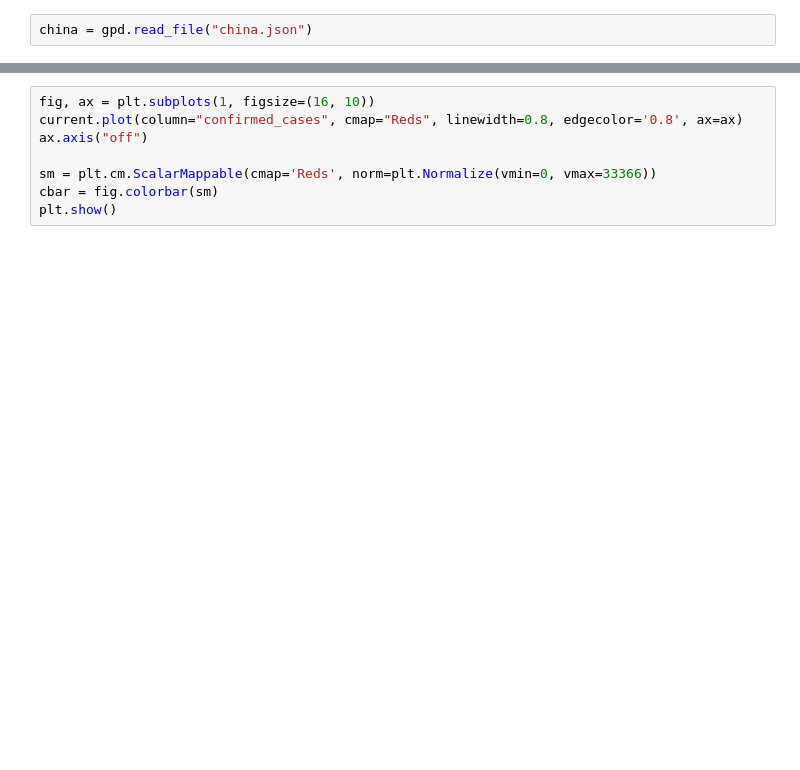
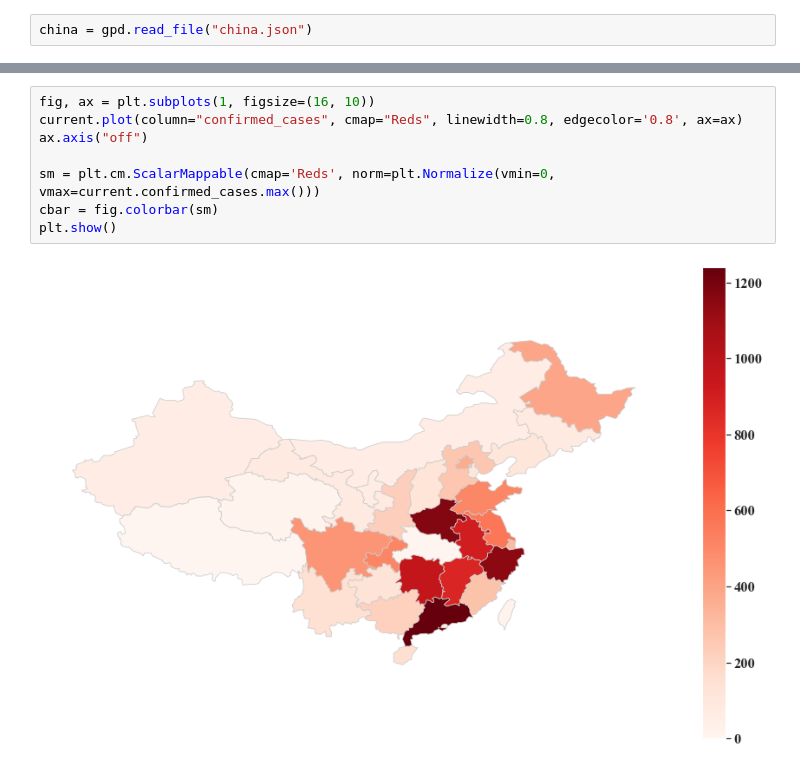
Before and after one commit to Kerwyny/wuhan, a Jupyter notebook: wuhan.ipynb, the cells around one changed output, grey strips where cells are left out. Saved outputs shown, nothing was run; the diff lists cells and outputs as text; blank space fills up the shorter version.

```diff
--- a/wuhan.ipynb
+++ b/wuhan.ipynb
@@ -80,8 +115,10 @@ current
 # %%
 fig, ax = plt.subplots(1, figsize=(16, 10))
 current.plot(column="confirmed_cases", cmap="Reds", linewidth=0.8, edgecolor='0.8', ax=ax)
 ax.axis("off")
 
-sm = plt.cm.ScalarMappable(cmap='Reds', norm=plt.Normalize(vmin=0, vmax=33366))
+sm = plt.cm.ScalarMappable(cmap='Reds', norm=plt.Normalize(vmin=0, vmax=current.confirmed_cases.max()))
 cbar = fig.colorbar(sm)
 plt.show()
+# %% [output]
+[figure, added]
```
Also changed, not shown: parts of 9 cells of this notebook.
